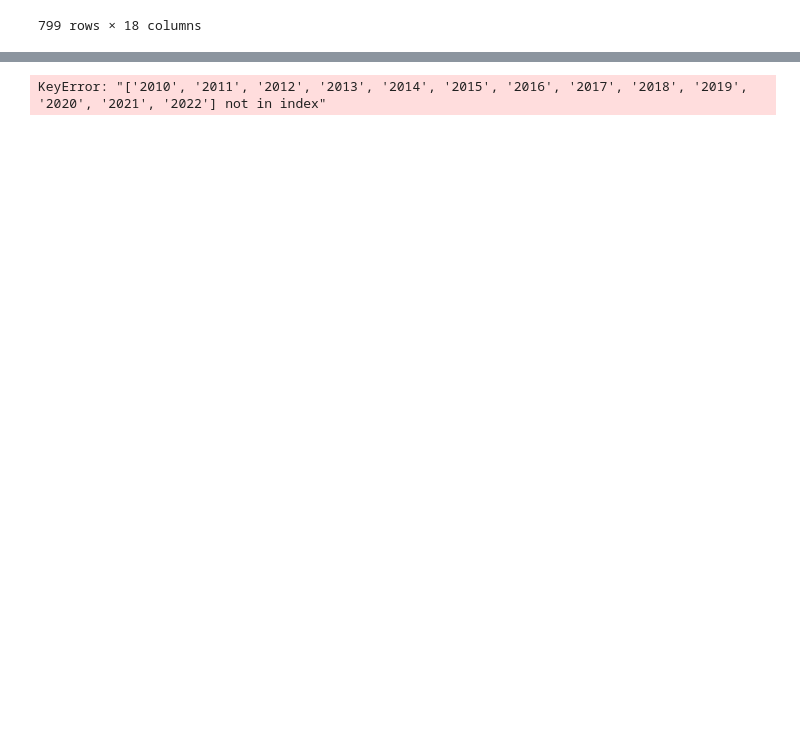
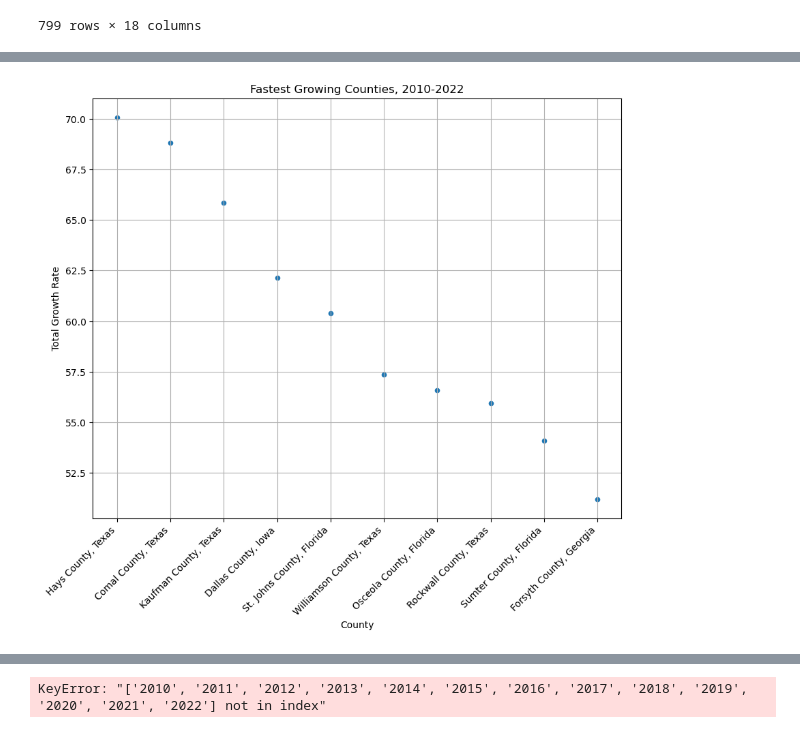
Before and after one commit to dfquinn23/Project_1, a Jupyter notebook: Census/7-17-24 Work/2010_2022_County_Pop_Totals.ipynb, the cells around one changed output, grey strips where cells are left out. Cells and saved outputs as stored; diff of their text form; code cells hidden in the pictures; blank space fills up the shorter version.

```diff
--- a/Census/7-17-24 Work/2010_2022_County_Pop_Totals.ipynb
+++ b/Census/7-17-24 Work/2010_2022_County_Pop_Totals.ipynb
@@ -613 +614,5 @@ master_county_df
 799 rows × 20 columns
+# %%
+top_10_df = master_county_df.sort_values(by='Total Growth Rate')
+top_10_df = top_10_df.sort_values(by='Total Growth Rate', ascending=False).head(10)
+top_10_df
@@ -614,3 +631,17 @@ master_county_df
+# %%
+import matplotlib.pyplot as plt
+import numpy as np
+
+ax = top_10_df.plot(kind="scatter", x="County", y="Total Growth Rate", grid=True, figsize=(10,8),
+                         title="Fastest Growing Counties, 2010-2022")
+
+# Rotate x-axis labels
+plt.xticks(rotation=45, ha='right')
+
+# Show the plot
+plt.show()
+# %% [output]
+[figure, added]
 # %%
 master_county_df.to_csv("C:/Users/Daniel Quinn/Desktop/Bootcamp/Project_1_Working_Copy/Census/7-17-24 Work/7-18-CSVs/2010_2022_pop_totals_CAGR.csv")
 # %%
```
Also changed, not shown: parts of 15 cells of this notebook, 3 other files.
